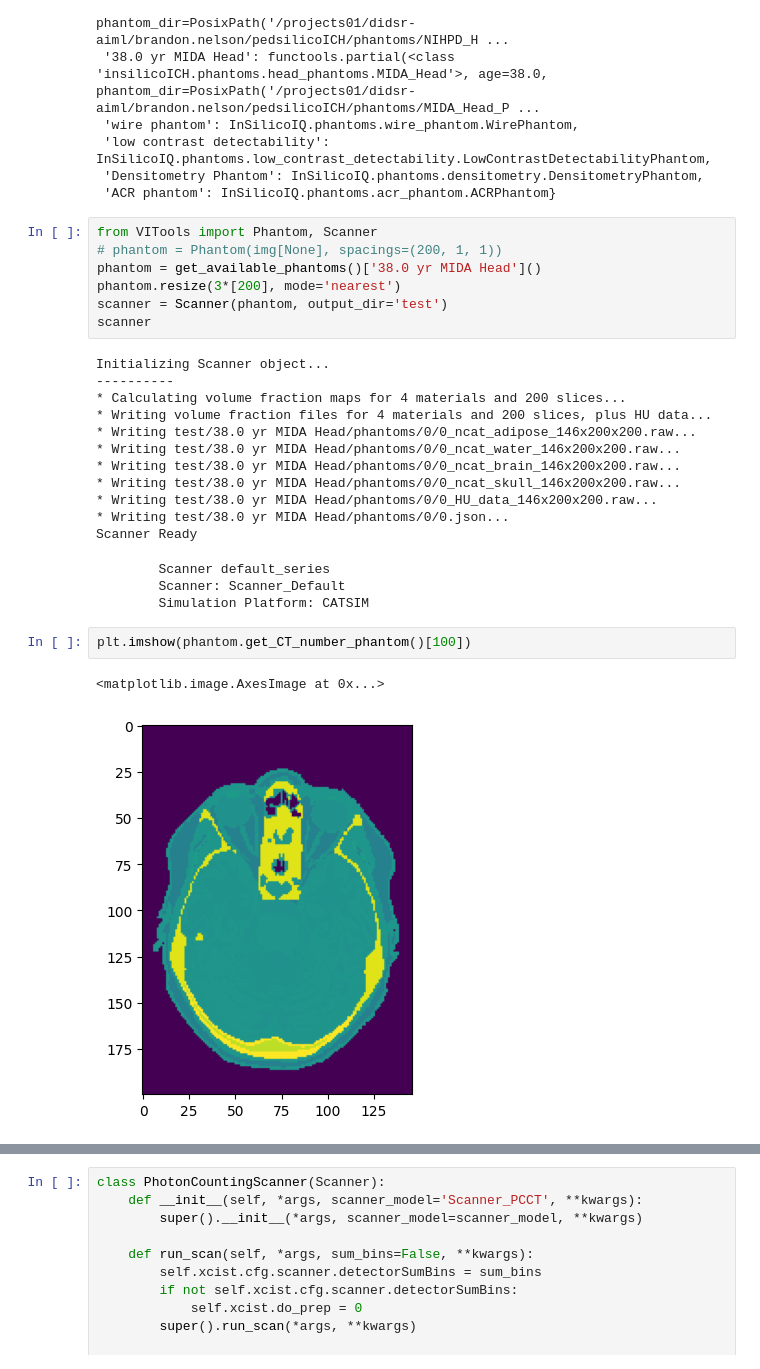
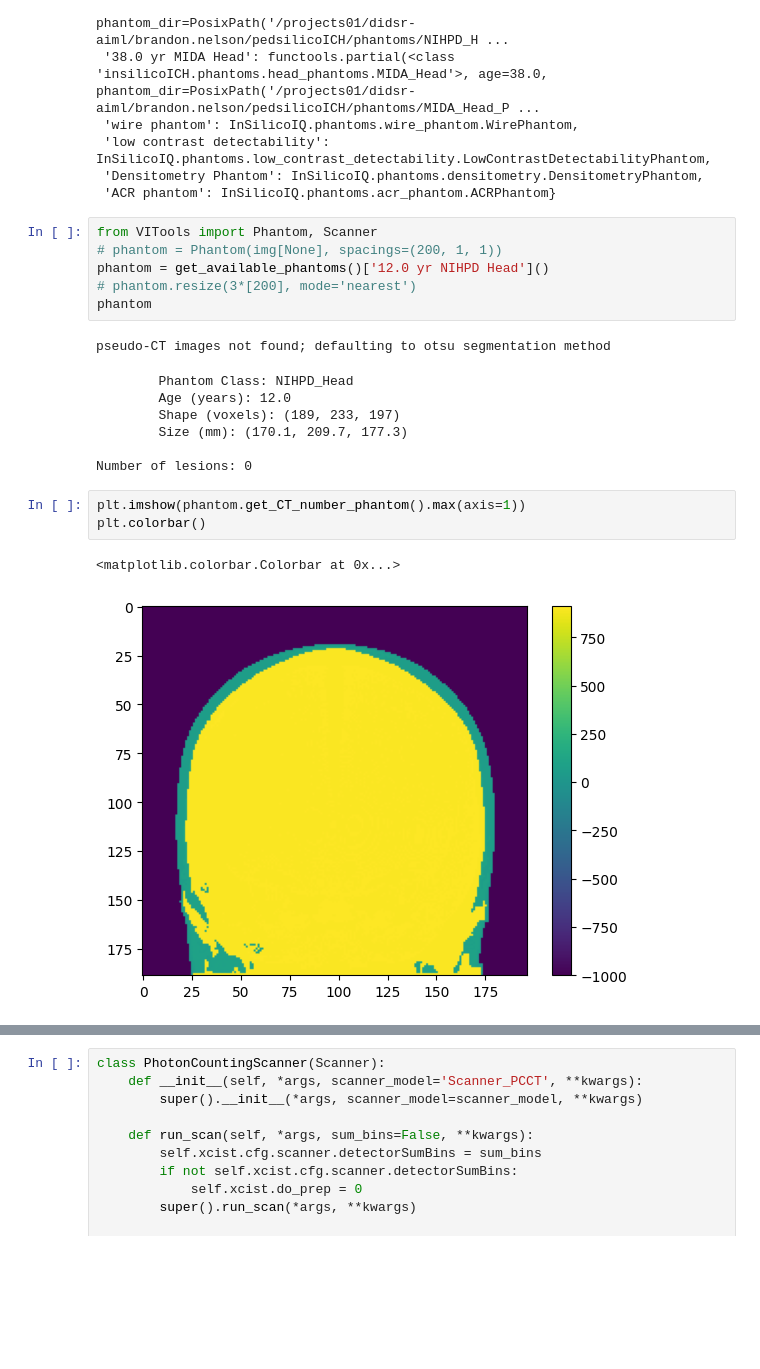
Before and after one commit to DIDSR/VITools, a Jupyter notebook: notebooks/02_scanners.ipynb, the cells around one changed output, grey strips where cells are left out. Saved outputs shown, nothing was run; the diff lists cells and outputs as text; blank space fills up the shorter version.

```diff
--- a/notebooks/02_scanners.ipynb
+++ b/notebooks/02_scanners.ipynb
@@ -47,27 +47,20 @@ get_available_phantoms()
 # %%
 from VITools import Phantom, Scanner
 # phantom = Phantom(img[None], spacings=(200, 1, 1))
-phantom = get_available_phantoms()['38.0 yr MIDA Head']()
-phantom.resize(3*[200], mode='nearest')
-scanner = Scanner(phantom, output_dir='test')
-scanner
+phantom = get_available_phantoms()['12.0 yr NIHPD Head']()
+# phantom.resize(3*[200], mode='nearest')
+phantom
 # %% [output]
-Initializing Scanner object...
-----------
-* Calculating volume fraction maps for 4 materials and 200 slices...
-* Writing volume fraction files for 4 materials and 200 slices, plus HU data...
-* Writing test/38.0 yr MIDA Head/phantoms/0/0_ncat_adipose_146x200x200.raw...
-* Writing test/38.0 yr MIDA Head/phantoms/0/0_ncat_water_146x200x200.raw...
-* Writing test/38.0 yr MIDA Head/phantoms/0/0_ncat_brain_146x200x200.raw...
-* Writing test/38.0 yr MIDA Head/phantoms/0/0_ncat_skull_146x200x200.raw...
-* Writing test/38.0 yr MIDA Head/phantoms/0/0_HU_data_146x200x200.raw...
-* Writing test/38.0 yr MIDA Head/phantoms/0/0.json...
-Scanner Ready
+pseudo-CT images not found; defaulting to otsu segmentation method
-        Scanner default_series
-        Scanner: Scanner_Default
-        Simulation Platform: CATSIM
+        Phantom Class: NIHPD_Head
+        Age (years): 12.0
+        Shape (voxels): (189, 233, 197)
+        Size (mm): (170.1, 209.7, 177.3)
+
+Number of lesions: 0
 # %%
-plt.imshow(phantom.get_CT_number_phantom()[100])
+plt.imshow(phantom.get_CT_number_phantom().max(axis=1))
+plt.colorbar()
 # %% [output]
-<matplotlib.image.AxesImage at 0x...>
+<matplotlib.colorbar.Colorbar at 0x...>
-[figure, old version]
+[figure, new version]
```
Also changed, not shown: parts of 10 cells of this notebook, 1 other file.
